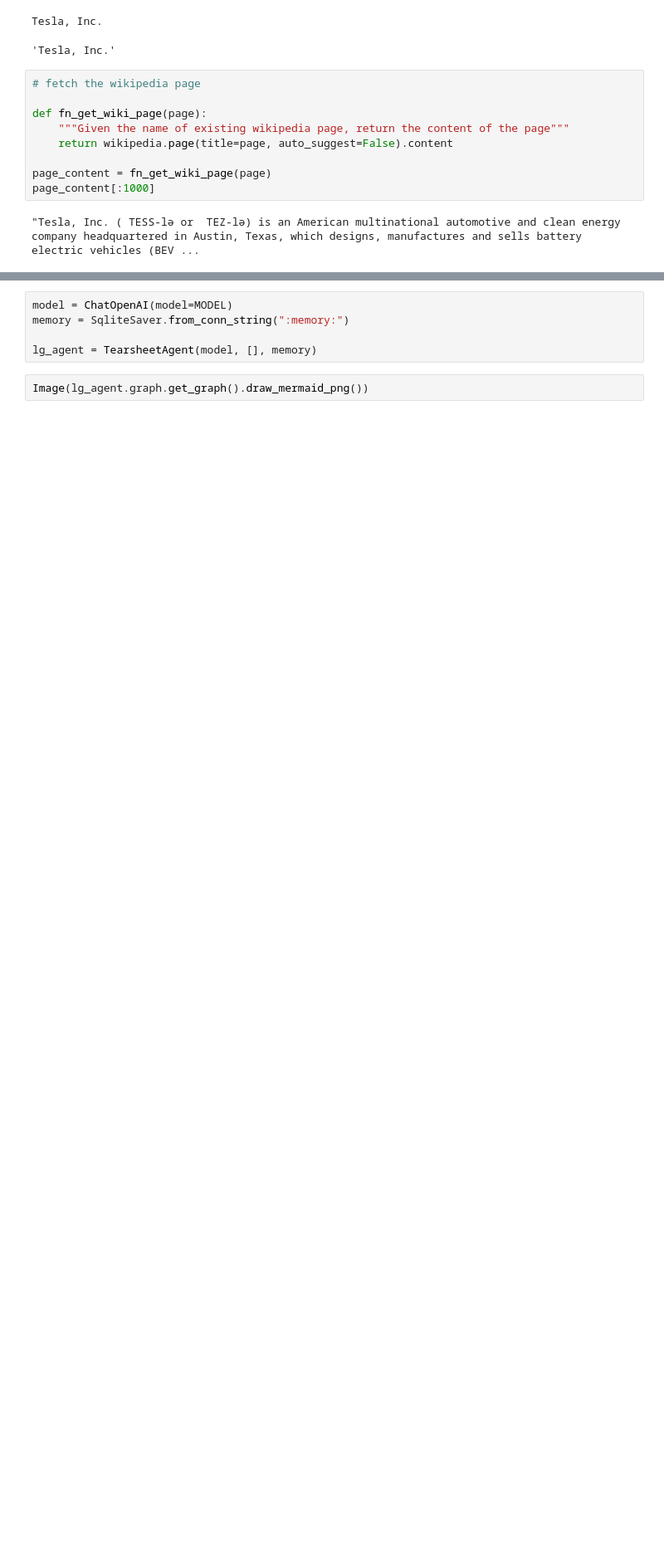
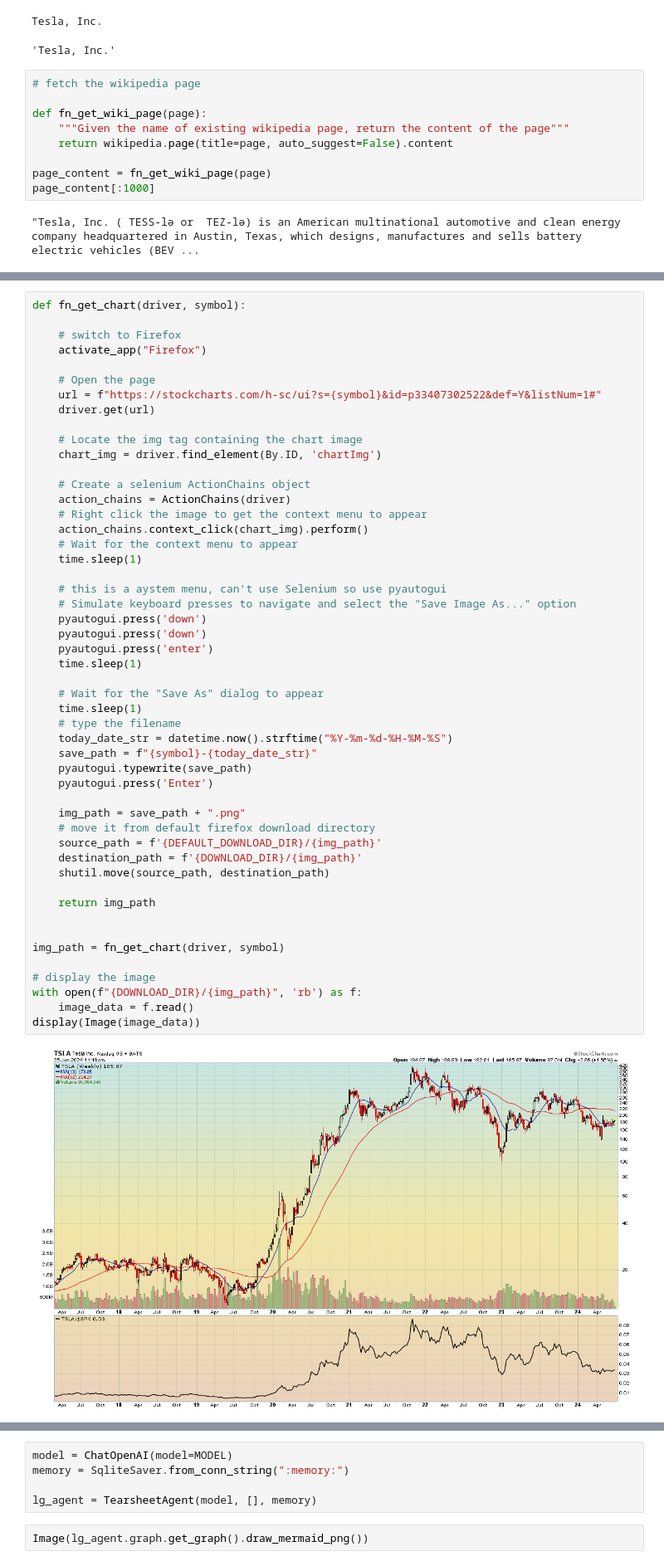
Before and after one commit to druce/langgraph, a Jupyter notebook: 2_langgraph_agent.ipynb, the cells around one changed output, grey strips where cells are left out. Shown at 83% size. Cells and saved outputs as stored; diff of their text form; blank space fills up the shorter version.

Commit message:
added 10k download, finviz news, stockcharts chart via selenium

```diff
--- a/2_langgraph_agent.ipynb
+++ b/2_langgraph_agent.ipynb
@@ -696,0 +988,52 @@ class Wiki_title(BaseModel):
+# %%
+def fn_get_chart(driver, symbol):
+
+    # switch to Firefox
+    activate_app("Firefox")
+
+    # Open the page
+    url = f"https://stockcharts.com/h-sc/ui?s={symbol}&id=p33407302522&def=Y&listNum=1#"
+    driver.get(url)
+
+    # Locate the img tag containing the chart image
+    chart_img = driver.find_element(By.ID, 'chartImg')
+
+    # Create a selenium ActionChains object
+    action_chains = ActionChains(driver)
+    # Right click the image to get the context menu to appear
+    action_chains.context_click(chart_img).perform()
+    # Wait for the context menu to appear
+    time.sleep(1)
+
+    # this is a aystem menu, can't use Selenium so use pyautogui
+    # Simulate keyboard presses to navigate and select the "Save Image As..." option
+    pyautogui.press('down')
+    pyautogui.press('down')
+    pyautogui.press('enter')
+    time.sleep(1)
+
+    # Wait for the "Save As" dialog to appear
+    time.sleep(1)
+    # type the filename
+    today_date_str = datetime.now().strftime("%Y-%m-%d-%H-%M-%S")
+    save_path = f"{symbol}-{today_date_str}"
+    pyautogui.typewrite(save_path)
+    pyautogui.press('Enter')
+
+    img_path = save_path + ".png"
+    # move it from default firefox download directory
+    source_path = f'{DEFAULT_DOWNLOAD_DIR}/{img_path}'
+    destination_path = f'{DOWNLOAD_DIR}/{img_path}'
+    shutil.move(source_path, destination_path)
+
+    return img_path
+
+
+img_path = fn_get_chart(driver, symbol)
+
+# display the image
+with open(f"{DOWNLOAD_DIR}/{img_path}", 'rb') as f:
+    image_data = f.read()
+display(Image(image_data))
+# %% [output]
+[figure, added]
```
Also changed, not shown: parts of 25 cells of this notebook, 1 other file.
